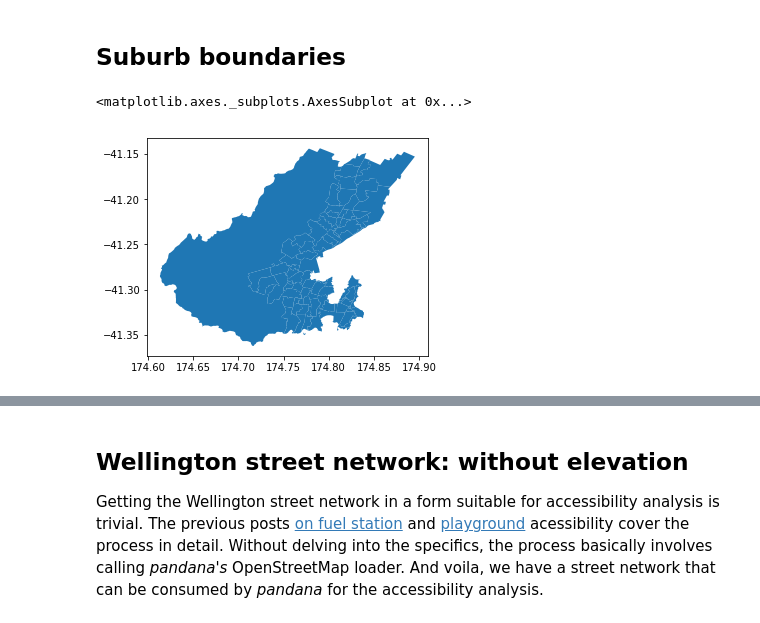
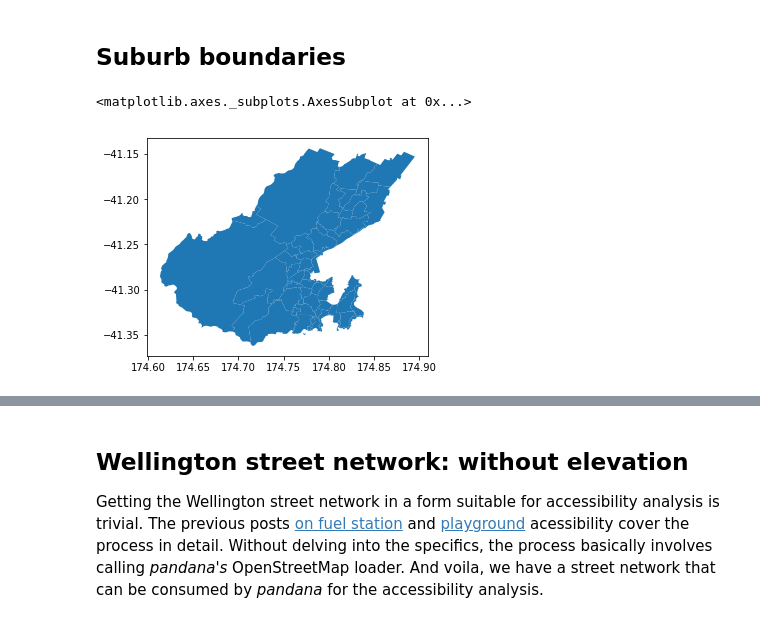
Before and after one commit to shriv/accessibility-series, a Jupyter notebook: Visualising accessibility by suburb.ipynb, the cells around one changed output, grey strips where cells are left out. Drawn from its saved outputs; the diff is of its cells as text; code cells hidden in the pictures.

```diff
--- a/Visualising accessibility by suburb.ipynb
+++ b/Visualising accessibility by suburb.ipynb
@@ -104,5 +95,8 @@ wlg_area_units = wlg_area_units.to_crs(epsg=4167)
+# %%
+wcc_suburbs = geopandas.read_file('zip://./data/WCC_Suburbs_Boundaries.zip')
+wcc_suburbs_proj = wcc_suburbs.to_crs(epsg=4167)
 # %%
-wlg_area_units.plot()
+wcc_suburbs_proj.plot()
 # %% [output]
 <matplotlib.axes._subplots.AxesSubplot at 0x...>
-[figure, old version]
+[figure, new version]
```
Also changed, not shown: parts of 24 cells of this notebook.
